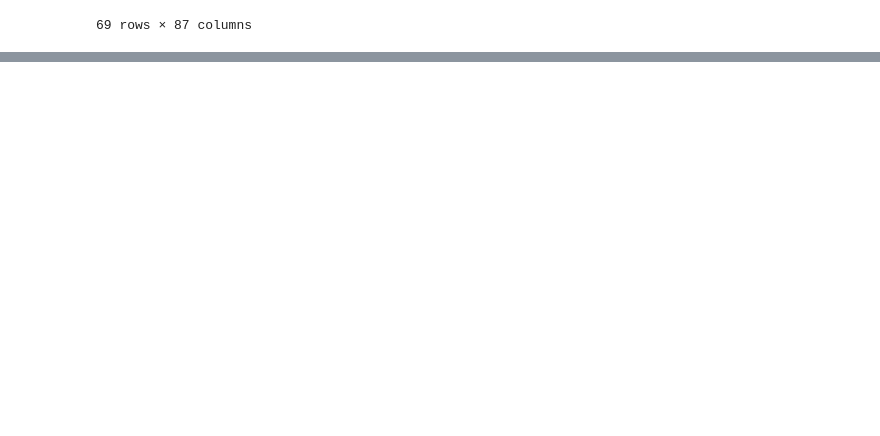
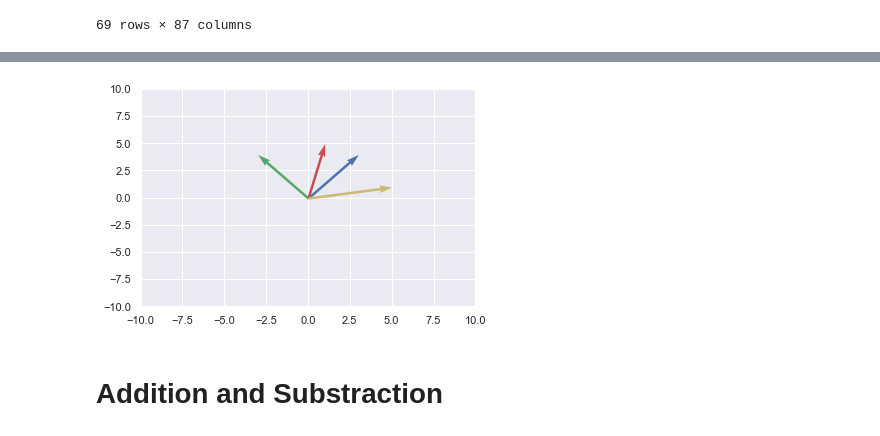
Before and after one commit to Insitium/Deep-learning-GUVI-DL, a Jupyter notebook: DL - 101/Untitled.ipynb, the cells around one changed output, grey strips where cells are left out. Cells and saved outputs as stored; diff of their text form; code cells hidden in the pictures; blank space fills up the shorter version.

Commit message:
more addition

```diff
--- a/DL - 101/Untitled.ipynb
+++ b/DL - 101/Untitled.ipynb
@@ -161,0 +227,16 @@ ax = sns.pairplot(df,diag_kind = 'hist',hue='Pixel Density')
+# %%
+def plot_vectors(vecs):
+    col = ['b','g','r','y']
+    i = 0
+    for vec in vecs:
+        plt.quiver(vec[0],vec[1],vec[2],vec[3],scale_units='xy',angles='xy',scale = 1,color=col[i%len(col)])
+        i+=1
+    plt.xlim(-10,10)
+    plt.ylim(-10,10)
+    plt.show()
+# %%
+plot_vectors([(0,0,3,4), (0,0,-3,4),(0,0,1,5),(0,0,5,1)])
+# %% [output]
+[figure, added]
+# %% [markdown]
+# Addition and Substraction
```
Also changed, not shown: parts of 28 cells of this notebook, 1 other file.
